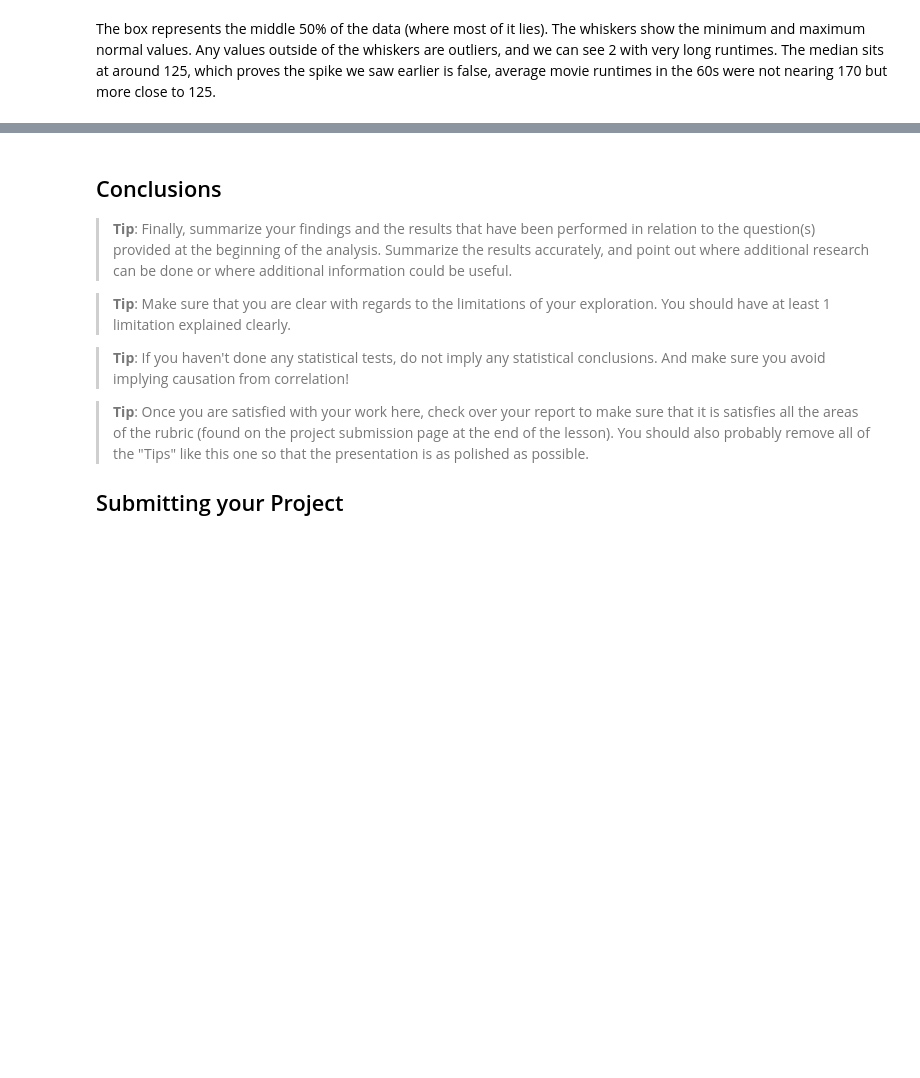
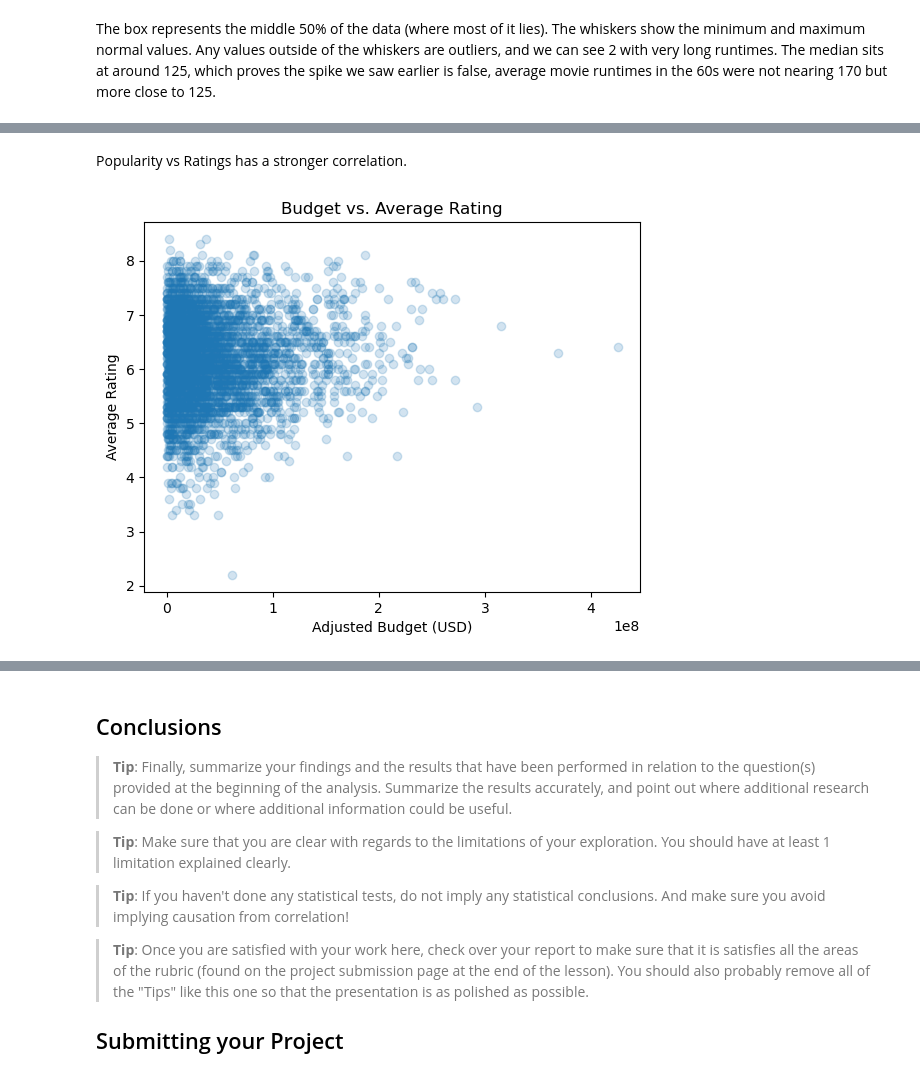
Before and after one commit to CV145/investigate_a_dataset-copy, a Jupyter notebook: Investigate_a_Dataset (5).ipynb, the cells around one changed output, grey strips where cells are left out. Saved outputs shown, nothing was run; the diff lists cells and outputs as text; code cells hidden in the pictures; blank space fills up the shorter version.

```diff
--- a/Investigate_a_Dataset (5).ipynb
+++ b/Investigate_a_Dataset (5).ipynb
@@ -441,0 +462,8 @@ The box represents the middle 50% of the data (where most of it lies). The whisk
+# %% [markdown]
+Popularity vs Ratings has a stronger correlation.
+# %%
+plt.scatter(filtered_df['budget_adj'], filtered_df['vote_average'], alpha=.2)
+label_plot("Budget vs. Average Rating", "Adjusted Budget (USD)", "Average Rating")
+plt.show()
+# %% [output]
+[figure, added]
```
Also changed, not shown: parts of 9 cells of this notebook.
